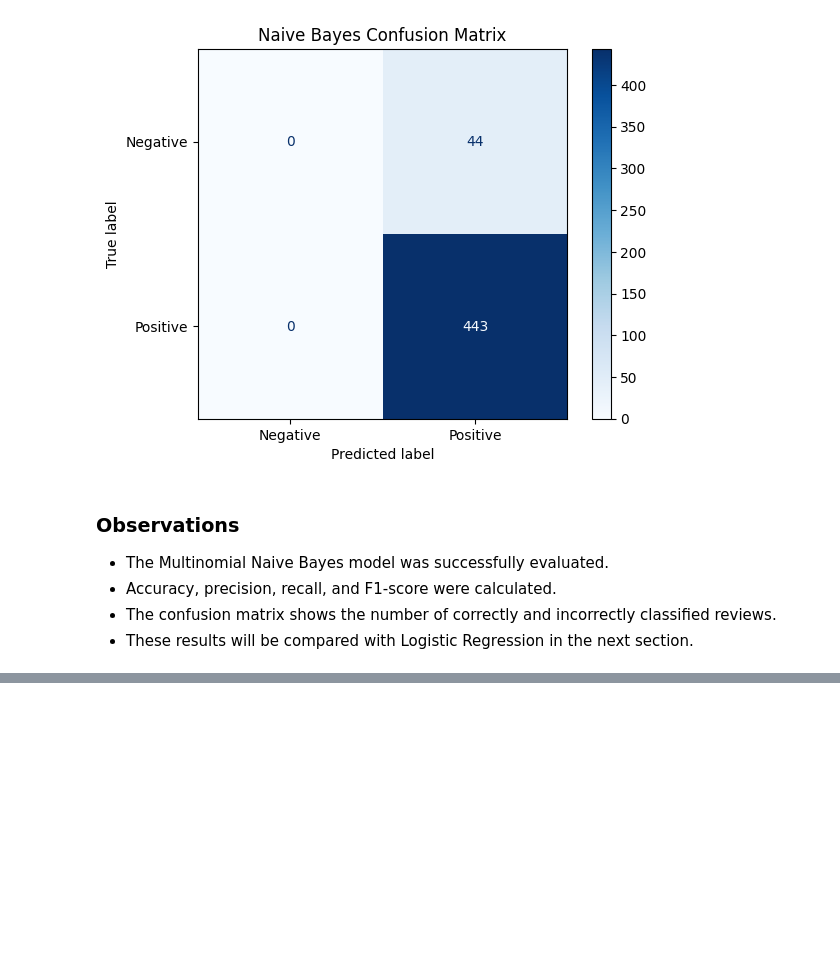
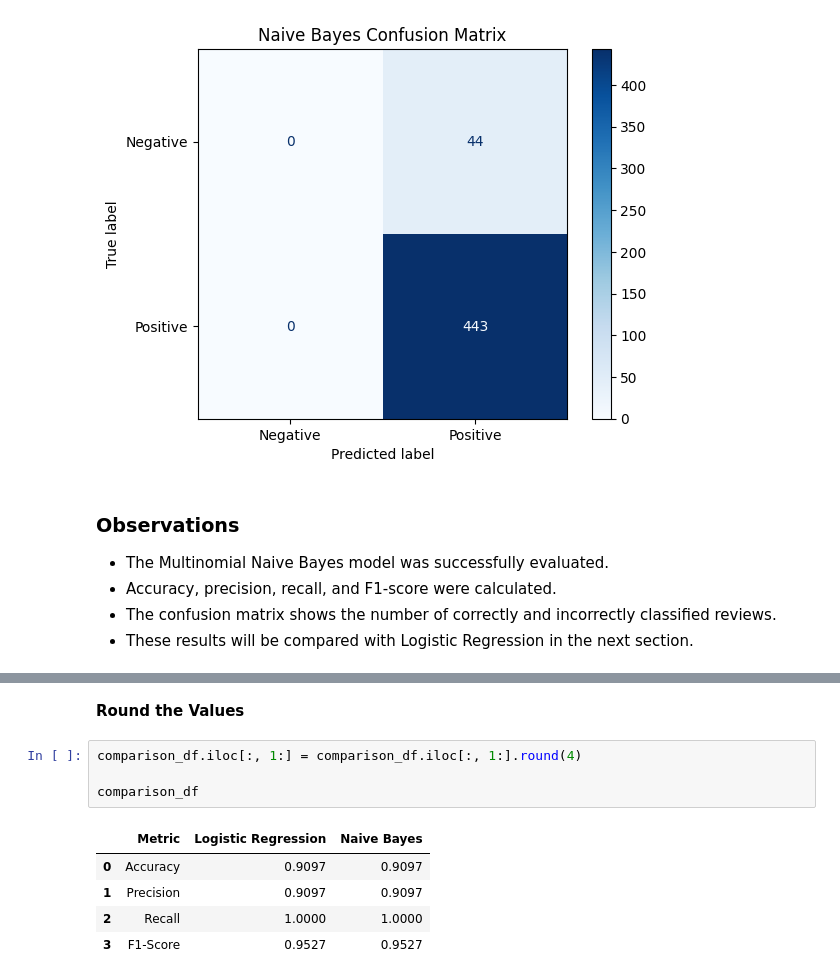
Before and after one commit to TahaBhatti786/Sentiment-Analysis-of-Product-Reviews, a Jupyter notebook: notebooks/sentiment_analysis.ipynb, the cells around one changed output, grey strips where cells are left out. Saved outputs shown, nothing was run; the diff lists cells and outputs as text; blank space fills up the shorter version.

```diff
--- a/notebooks/sentiment_analysis.ipynb
+++ b/notebooks/sentiment_analysis.ipynb
@@ -1228,0 +1257,12 @@ plt.show()
+# %% [markdown]
+**Round the Values**
+# %%
+comparison_df.iloc[:, 1:] = comparison_df.iloc[:, 1:].round(4)
+
+comparison_df
+# %% [output]
+|  | Metric | Logistic Regression | Naive Bayes |
+| 0 | Accuracy | 0.9097 | 0.9097 |
+| 1 | Precision | 0.9097 | 0.9097 |
+| 2 | Recall | 1.0000 | 1.0000 |
+| 3 | F1-Score | 0.9527 | 0.9527 |
```
Also changed, not shown: parts of 10 cells of this notebook, 1 other file.
